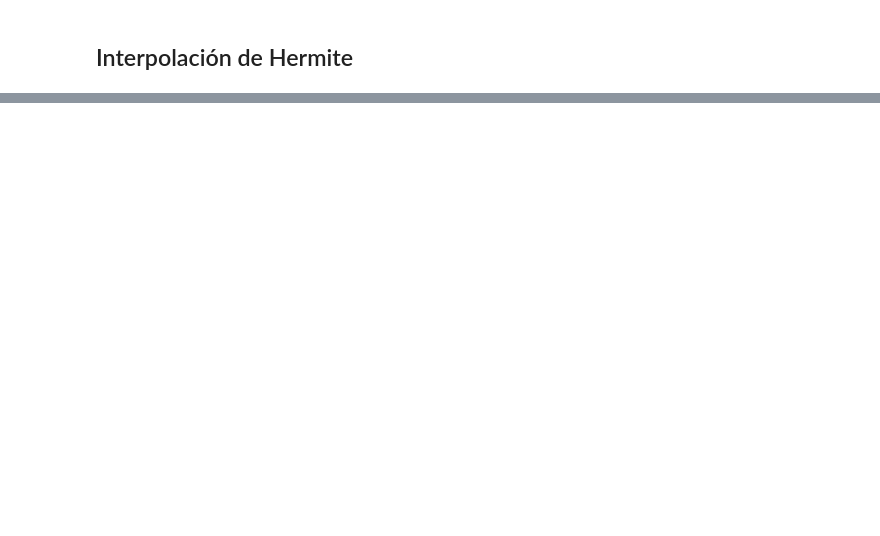
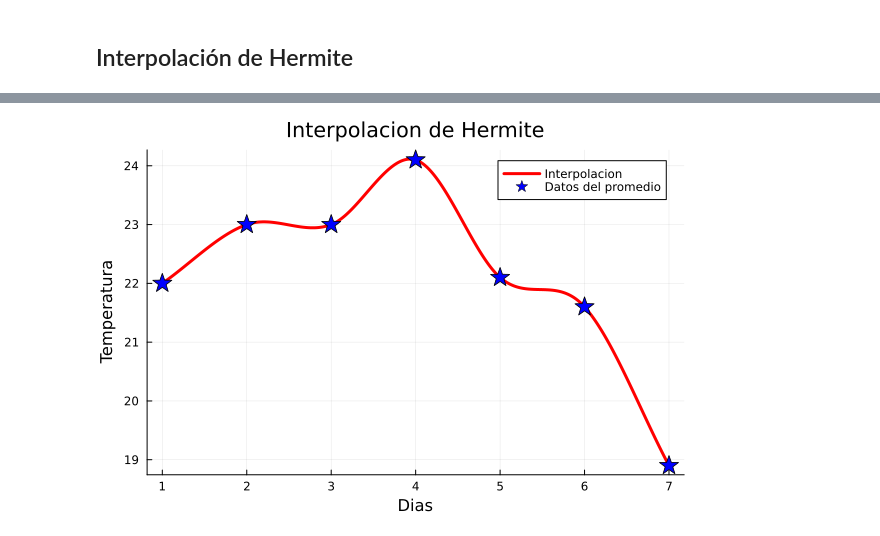
Before and after one commit to ElAdagioDeJP/Calculo_Numerico_Grupal, a Jupyter notebook: Evaluacion_2.py/Graficacion_Meteorologica_Interpolacion.ipynb, the cells around one changed output, grey strips where cells are left out. Drawn from its saved outputs; the diff is of its cells as text; code cells hidden in the pictures; blank space fills up the shorter version.

Commit message:
se termino la interpolacion de hermite

```diff
--- a/Evaluacion_2.py/Graficacion_Meteorologica_Interpolacion.ipynb
+++ b/Evaluacion_2.py/Graficacion_Meteorologica_Interpolacion.ipynb
@@ -294,0 +237,78 @@ function buscari (xinter,xi,xi2)
+# %%
+using PyCall
+using Plots
+
+
+function derivada(x, y)
+    n = length(x) #cantidad de elementos de x
+    dy = np.zeros(n)  #crea una array llena de ceros de tamano n
+
+    dy[1] = (y[2] - y[1]) / (x[2] - x[1]) #se deriva el primer punto
+
+    dy[end] = (y[end] - y[end-1]) / (x[end] - x[end-1]) # se deriva el ultimo punto
+
+    for i in 2:n-1
+        dy[i] = (y[i + 1] - y[i - 1]) / (x[i + 1] - x[i - 1]) # se derivan los puntos que estan desde la segunda posicion y la penultima
+    end
+
+    return dy
+end
+
+
+function buscarin(x_interp, x1, x2)
+    indices = [] #se crea  el array indices
+    for (i, val) in enumerate(x_interp) #i es el numero de veces que se hace la ciclo, mientras que val es el valor de xinter en la posición
+        if x1 <= val <= x2 #si el valor de xinter esta entre los valores de x[i] y x[i+1]
+            push!(indices, i) #crea un array indices y le agrega el valor i
+        end
+    end
+    return indices
+end
+
+
+
+function interpolacionher(x, y, dy, xinter)
+    n = length(x) #cantidad de elementos de x
+    yinter = similar(xinter) #se crea un arreglo con el mismo tamano que xinter pero sin valores
+
+    for i in 1:n-1 #hace un ciclo de 1 a n-1
+        h = x[i + 1] - x[i] #se calcula el tamano de paso entre los puntos que te dan
+
+        t = (xinter .- x[i]) / h #se calcula los valores normalizados para la interpolacion de Hermite
+
+        h00 = 2 .* t.^3 .- 3 .* t.^2 .+ 1 #se utilizan estos valores para interpolar los valores de y y dy en los puntos xinter
+        h10 = t.^3 .- 2 .* t.^2 .+ t
+        h01 = -2 .* t.^3 .+ 3 .* t.^2
+        h11 = t.^3 .- t.^2
+
+        idx = buscarin(xinter, x[i], x[i + 1]) #se llama a la función buscari
+
+        for j in idx # se hace un ciclo de los valores de indices
+            yinter[j] = h00[j] * y[i] + h10[j] * h * dy[i] + h01[j] * y[i + 1] + h11[j] * h * dy[i + 1]
+        end
+
+    end
+    return yinter
+end
+
+
+
+x = np.array(1:7)#crea un array de uno a siete
+y = temperatura #se llama a la array temperatura como y
+
+
+x = convert(Array{Float64}, x) #Convierte la array x a una array float si no lo era antes
+
+
+dy = derivada(x, y)
+
+
+xv = np.linspace(x[1], x[end], 1000) #genera mil puntos entre el primer elemento de x y el último para suavizar la lineas
+yinterh = interpolacionher(x, y, dy, xv) #crea la interpolación de Hermite
+
+
+plot(xv, yinterh, label="Interpolacion",color=:red , linewidth=3)
+scatter!(x, y, label="Datos del promedio", color=:blue, marker=:star, markersize=10)
+plot!(title = "Interpolacion de Hermite", xlabel = "Dias", ylabel = "Temperatura")
+# %% [output]
+[figure, added]
```
Also changed, not shown: parts of 5 cells of this notebook.
